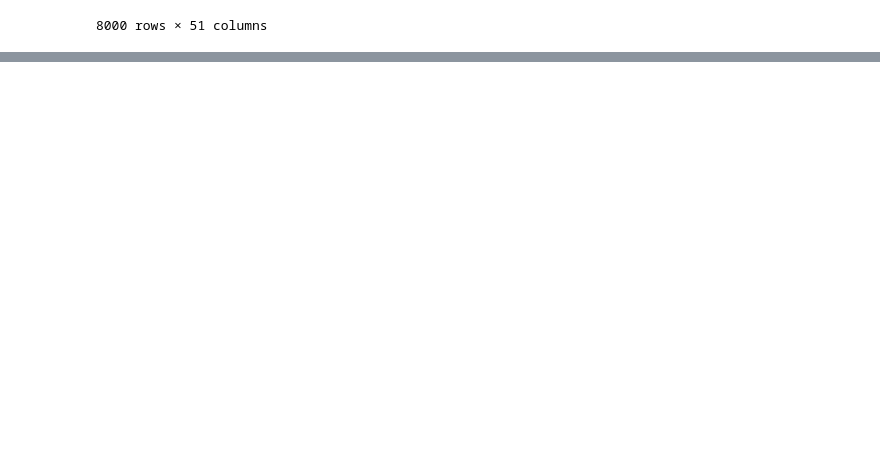
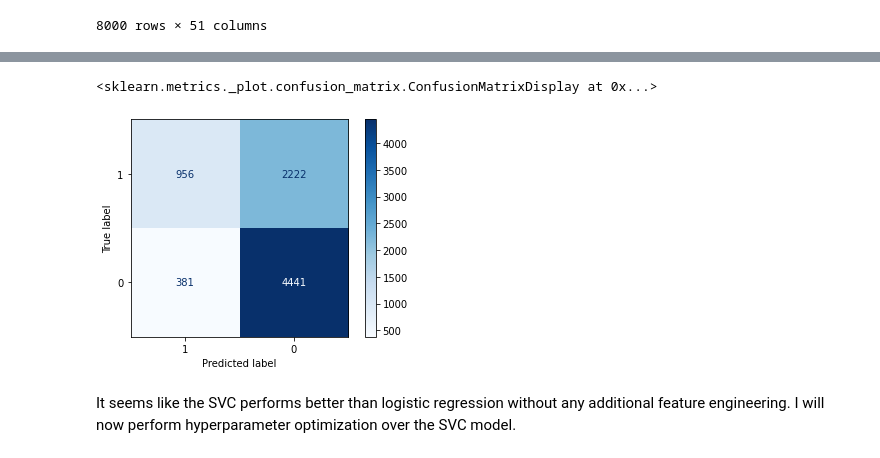
Before and after one commit to blueCormorant/ML, a Jupyter notebook: assignment2/notebook2.ipynb, the cells around one changed output, grey strips where cells are left out. Cells and saved outputs as stored; diff of their text form; code cells hidden in the pictures; blank space fills up the shorter version.

```diff
--- a/assignment2/notebook2.ipynb
+++ b/assignment2/notebook2.ipynb
@@ -302,0 +376,7 @@ metrics.plot_precision_recall_curve(pipe, X, Y)
+# %%
+metrics.plot_confusion_matrix(pipe, X, Y, cmap="Blues", labels=[1,0])
+# %% [output]
+<sklearn.metrics._plot.confusion_matrix.ConfusionMatrixDisplay at 0x...>
+[figure, added]
+# %% [markdown]
+It seems like the SVC performs better than logistic regression without any additional feature engineering. I will now perform hyperparameter optimization over the SVC model.
```
Also changed, not shown: parts of 47 cells of this notebook, 2 other files.
